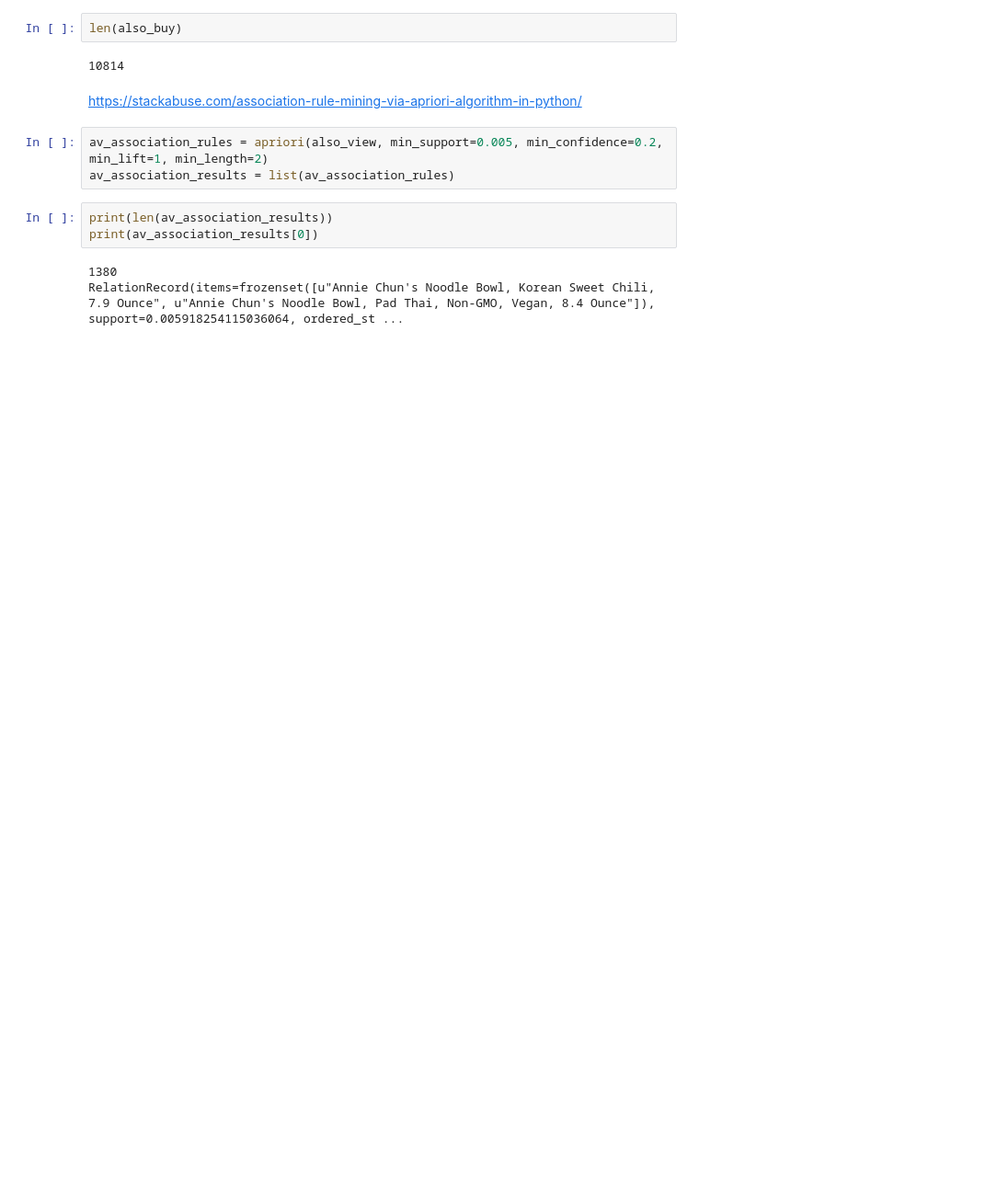
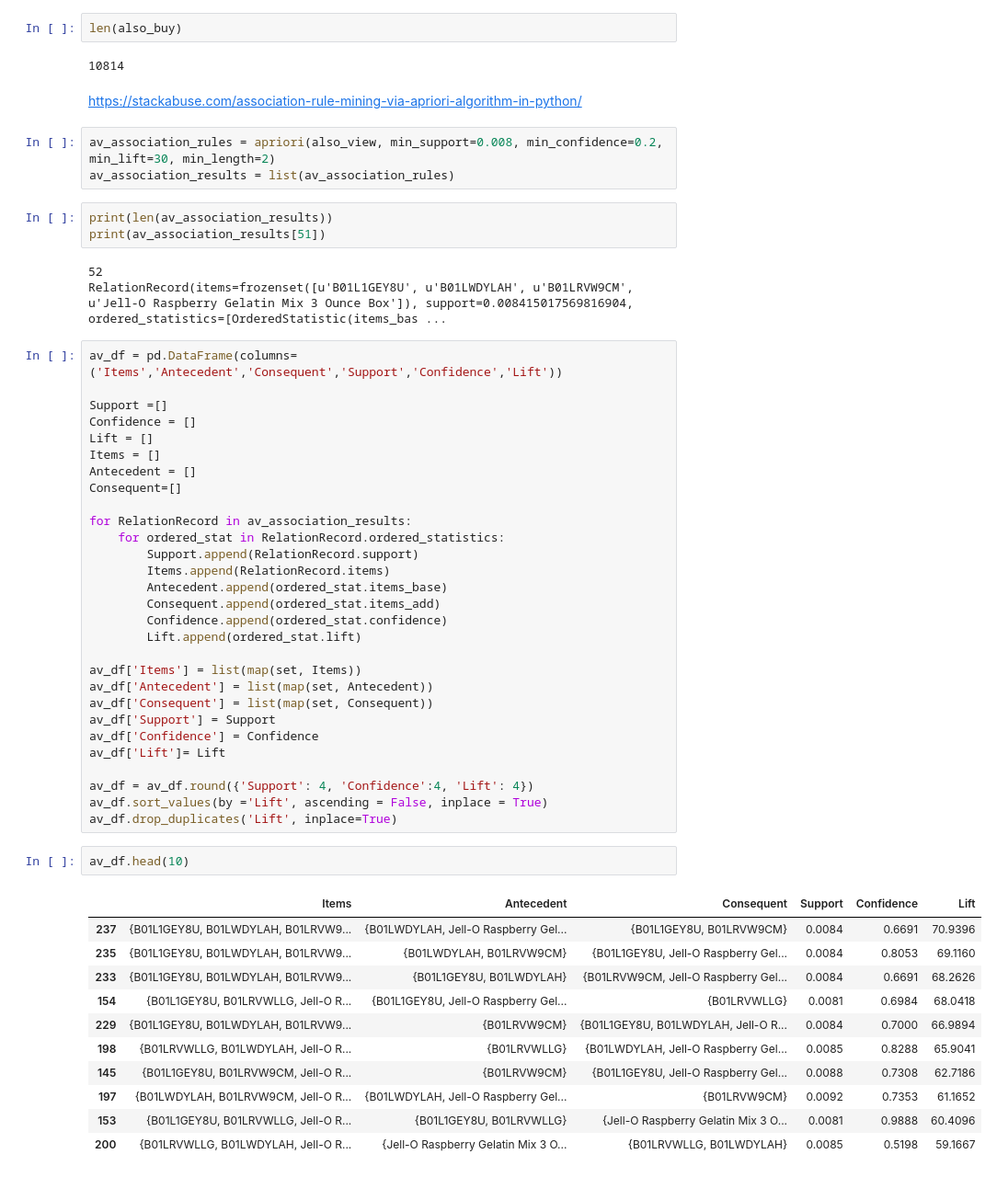
Before and after one commit to ngonhi/webmining, a Jupyter notebook: association-small.ipynb, the cells around one changed output. Shown at 92% size. Saved outputs shown, nothing was run; the diff lists cells and outputs as text; blank space fills up the shorter version.

Commit message:
updated association for pantry

```diff
--- a/association-small.ipynb
+++ b/association-small.ipynb
@@ -155,11 +175,54 @@ len(also_buy)
 # %% [markdown]
 https://stackabuse.com/association-rule-mining-via-apriori-algorithm-in-python/
 # %%
-av_association_rules = apriori(also_view, min_support=0.005, min_confidence=0.2, min_lift=1, min_length=2)
+av_association_rules = apriori(also_view, min_support=0.008, min_confidence=0.2, min_lift=30, min_length=2)
 av_association_results = list(av_association_rules)
 # %%
 print(len(av_association_results))
-print(av_association_results[0])
+print(av_association_results[51])
 # %% [output]
-1380
-RelationRecord(items=frozenset([u"Annie Chun's Noodle Bowl, Korean Sweet Chili, 7.9 Ounce", u"Annie Chun's Noodle Bowl, Pad Thai, Non-GMO, Vegan, 8.4 Ounce"]), support=0.005918254115036064, ordered_st ...
+52
+RelationRecord(items=frozenset([u'B01L1GEY8U', u'B01LWDYLAH', u'B01LRVW9CM', u'Jell-O Raspberry Gelatin Mix 3 Ounce Box']), support=0.008415017569816904, ordered_statistics=[OrderedStatistic(items_bas ...
+# %%
+av_df = pd.DataFrame(columns=('Items','Antecedent','Consequent','Support','Confidence','Lift'))
+
+Support =[]
+Confidence = []
+Lift = []
+Items = []
+Antecedent = []
+Consequent=[]
+
+for RelationRecord in av_association_results:
+    for ordered_stat in RelationRecord.ordered_statistics:
+        Support.append(RelationRecord.support)
+        Items.append(RelationRecord.items)
+        Antecedent.append(ordered_stat.items_base)
+        Consequent.append(ordered_stat.items_add)
+        Confidence.append(ordered_stat.confidence)
+        Lift.append(ordered_stat.lift)
+
+av_df['Items'] = list(map(set, Items))
+av_df['Antecedent'] = list(map(set, Antecedent))
+av_df['Consequent'] = list(map(set, Consequent))
+av_df['Support'] = Support
+av_df['Confidence'] = Confidence
+av_df['Lift']= Lift
+
+av_df = av_df.round({'Support': 4, 'Confidence':4, 'Lift': 4})
+av_df.sort_values(by ='Lift', ascending = False, inplace = True)
+av_df.drop_duplicates('Lift', inplace=True)
+# %%
+av_df.head(10)
+# %% [output]
+|  | Items | Antecedent | Consequent | Support | Confidence | Lift |
+| 237 | {B01L1GEY8U, B01LWDYLAH, B01LRVW9... | {B01LWDYLAH, Jell-O Raspberry Gel... | {B01L1GEY8U, B01LRVW9CM} | 0.0084 | 0.6691 | 70.9396 |
+| 235 | {B01L1GEY8U, B01LWDYLAH, B01LRVW9... | {B01LWDYLAH, B01LRVW9CM} | {B01L1GEY8U, Jell-O Raspberry Gel... | 0.0084 | 0.8053 | 69.1160 |
+| 233 | {B01L1GEY8U, B01LWDYLAH, B01LRVW9... | {B01L1GEY8U, B01LWDYLAH} | {B01LRVW9CM, Jell-O Raspberry Gel... | 0.0084 | 0.6691 | 68.2626 |
+| 154 | {B01L1GEY8U, B01LRVWLLG, Jell-O R... | {B01L1GEY8U, Jell-O Raspberry Gel... | {B01LRVWLLG} | 0.0081 | 0.6984 | 68.0418 |
+| 229 | {B01L1GEY8U, B01LWDYLAH, B01LRVW9... | {B01LRVW9CM} | {B01L1GEY8U, B01LWDYLAH, Jell-O R... | 0.0084 | 0.7000 | 66.9894 |
+| 198 | {B01LRVWLLG, B01LWDYLAH, Jell-O R... | {B01LRVWLLG} | {B01LWDYLAH, Jell-O Raspberry Gel... | 0.0085 | 0.8288 | 65.9041 |
+| 145 | {B01L1GEY8U, B01LRVW9CM, Jell-O R... | {B01LRVW9CM} | {B01L1GEY8U, Jell-O Raspberry Gel... | 0.0088 | 0.7308 | 62.7186 |
+| 197 | {B01LWDYLAH, B01LRVW9CM, Jell-O R... | {B01LWDYLAH, Jell-O Raspberry Gel... | {B01LRVW9CM} | 0.0092 | 0.7353 | 61.1652 |
+| 153 | {B01L1GEY8U, B01LRVWLLG, Jell-O R... | {B01L1GEY8U, B01LRVWLLG} | {Jell-O Raspberry Gelatin Mix 3 O... | 0.0081 | 0.9888 | 60.4096 |
+| 200 | {B01LRVWLLG, B01LWDYLAH, Jell-O R... | {Jell-O Raspberry Gelatin Mix 3 O... | {B01LRVWLLG, B01LWDYLAH} | 0.0085 | 0.5198 | 59.1667 |
```
Also changed, not shown: parts of 8 cells of this notebook.
